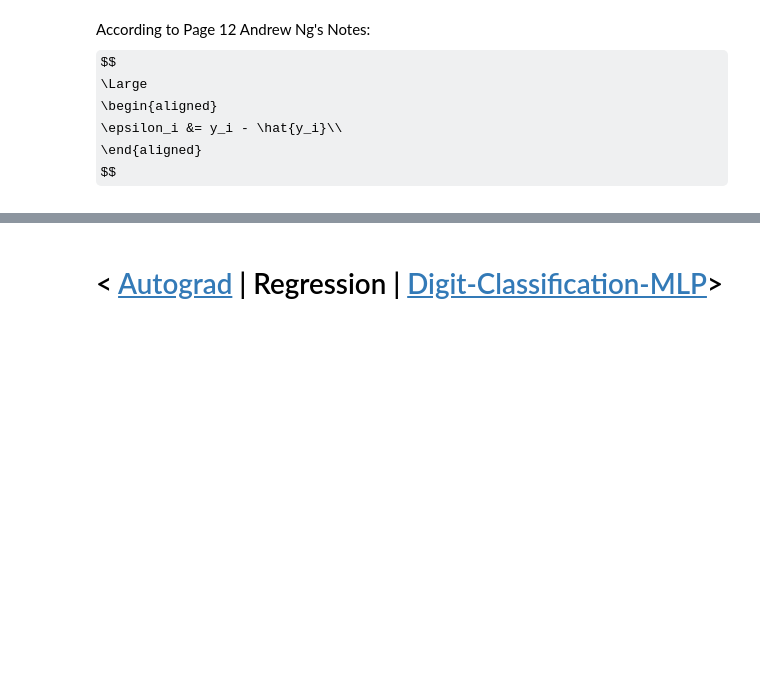
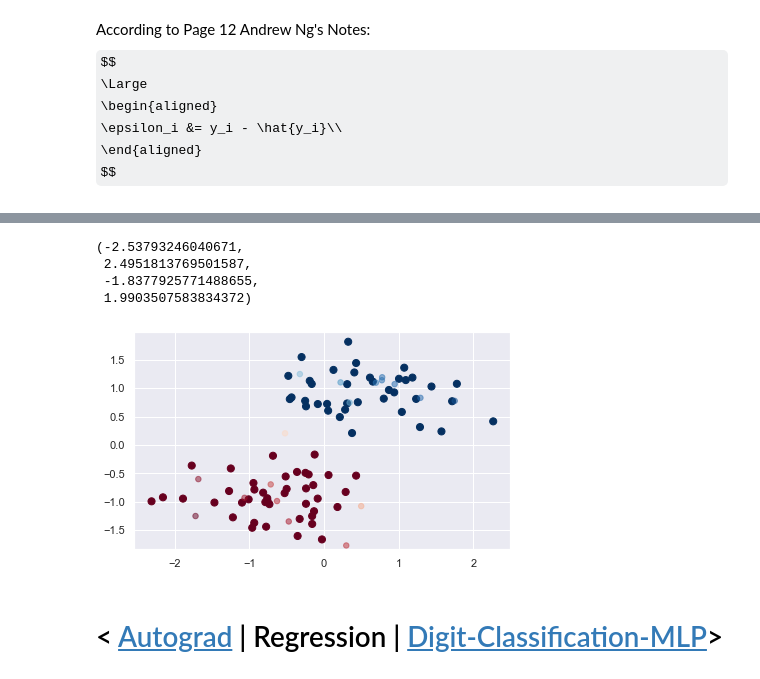
Before and after one commit to mamintoosi-cs/pytorch-workshop, a Jupyter notebook: 3_2_Regression_Logistc_Reg.ipynb, the cells around one changed output, grey strips where cells are left out. Cells and saved outputs as stored; diff of their text form; code cells hidden in the pictures; some formulas as TeX source; blank space fills up the shorter version.

```diff
--- a/3_2_Regression_Logistc_Reg.ipynb
+++ b/3_2_Regression_Logistc_Reg.ipynb
@@ -140,0 +150,22 @@ y_test[:3], y_hat_test[:3].T
+# %%
+# اگر از نوع دابل باشد خطا خواهیم گرفت
+# x_train.dtype is float64
+xTrain = torch.tensor(x_train, dtype=torch.float32)
+yTrain = torch.tensor(y_train, dtype=torch.float32)
+# بایاس رو به عهده خود مدل می‌گذاریم
+model = nn.Sequential(
+    nn.Linear(2, 1),
+    nn.Sigmoid()
+)
+
+learning_rate = 0.01
+f = nn.BCELoss()  # binary cross entropy
+optimizer = torch.optim.SGD(model.parameters(), lr=learning_rate)
+
+num_epochs = 500
+for epoch in range(num_epochs):
+    y_hat = model(xTrain)
+    loss = f(y_hat, yTrain)
+    loss.backward()  # backward propagation: calculate gradients
+    optimizer.step()  # update the weights
+    optimizer.zero_grad()  # clear out the gradients from the last step loss.backward()
@@ -141,3 +181,15 @@ y_test[:3], y_hat_test[:3].T
+# %%
+plt.scatter(x_train[:, 0], x_train[:, 1], c=y_train, s=50, cmap='RdBu')
+lim = plt.axis()
+plt.scatter(x_test[:, 0], x_test[:, 1], c=y_hat_test,
+            s=30, cmap='RdBu', alpha=0.5)
+plt.axis(lim)
+# %% [output]
+(-2.53793246040671,
+ 2.4951813769501587,
+ -1.8377925771488655,
+ 1.9903507583834372)
+[figure, added]
 # %% [markdown]
 <!--NAVIGATION-->
 # < [Autograd](2_Autograd.ipynb) | Regression | [Digit-Classification-MLP](4_MLP_Digit_Classification.ipynb)>
```
Also changed, not shown: parts of 9 cells of this notebook.
